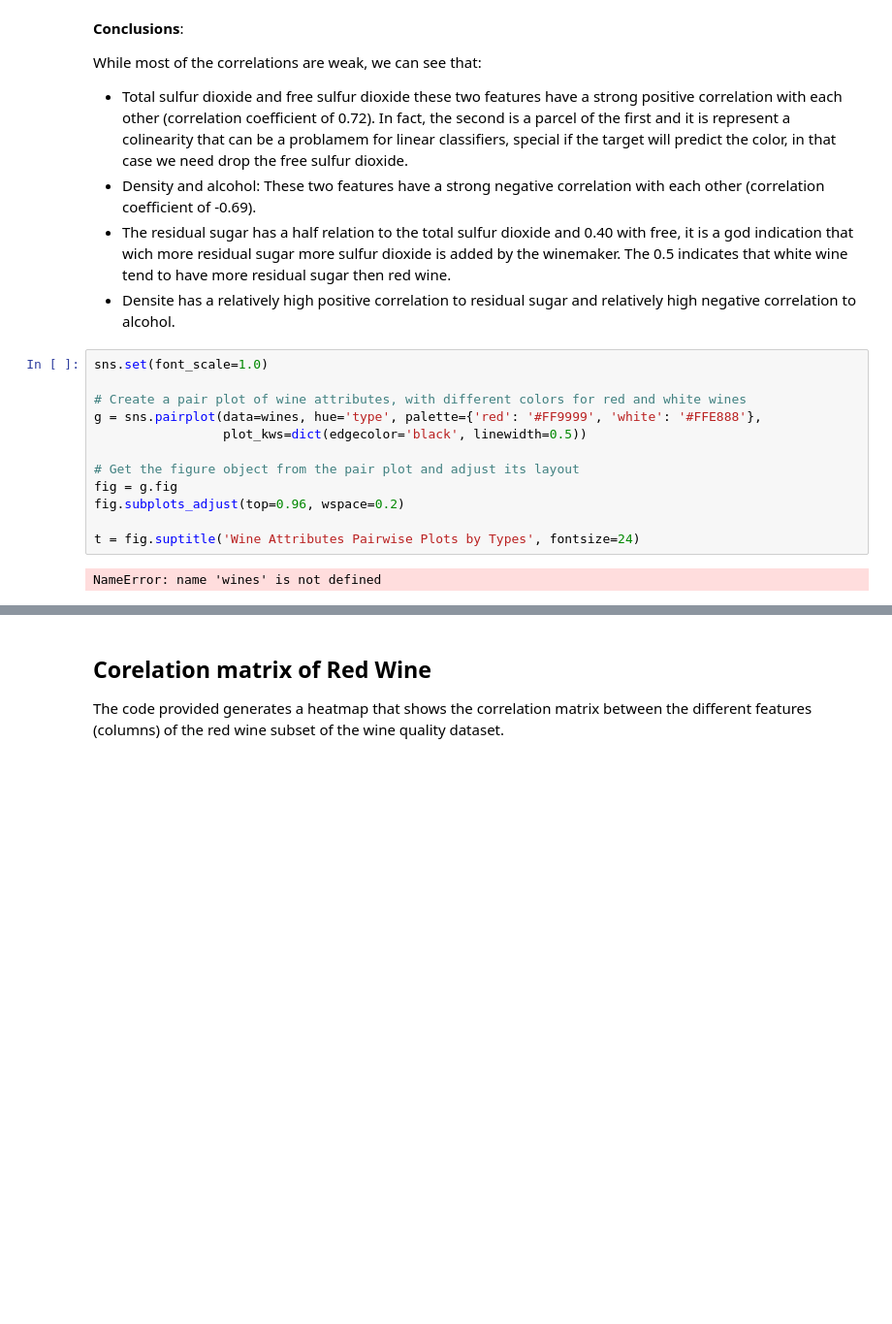
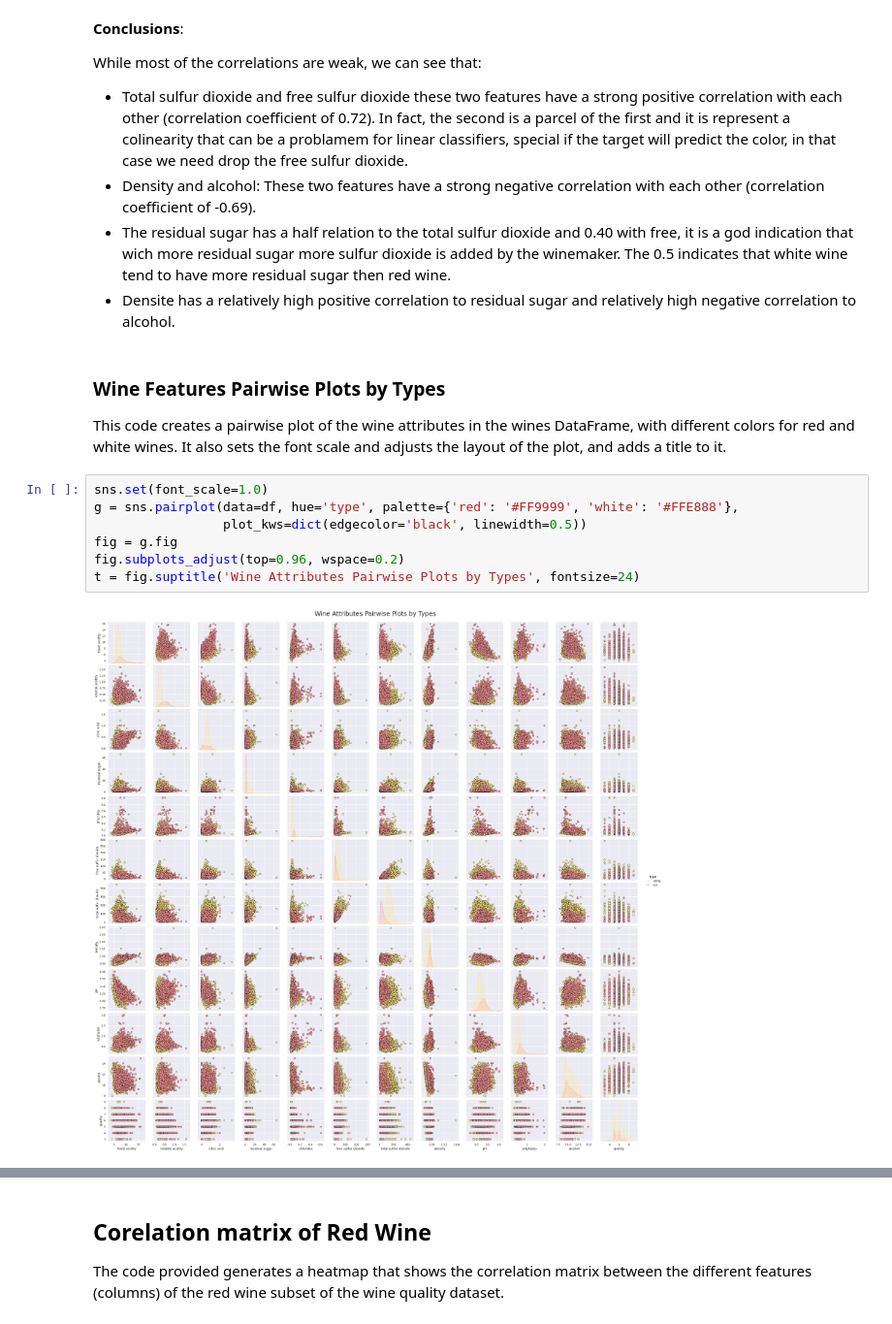
Before and after one commit to natijas/MLP-Neural-Network-From-Scratch, a Jupyter notebook: snb_natalka.ipynb, the cells around one changed output, grey strips where cells are left out. Shown at 97% size. Drawn from its saved outputs; the diff is of its cells as text; blank space fills up the shorter version.

```diff
--- a/snb_natalka.ipynb
+++ b/snb_natalka.ipynb
@@ -377,17 +386,15 @@ While most of the correlations are weak, we can see that:
 - Density and alcohol: These two features have a strong negative correlation with each other (correlation coefficient of -0.69).
 - The residual sugar has a half relation to the total sulfur dioxide and 0.40 with free, it is a god indication that wich more residual sugar more sulfur dioxide is added by the winemaker. The 0.5 indicates that white wine tend to have more residual sugar then red wine.
 - Densite has a relatively high positive correlation to residual sugar and relatively high negative correlation to alcohol.
+# %% [markdown]
+ ### Wine Features Pairwise Plots by Types
+ This code creates a pairwise plot of the wine attributes in the wines DataFrame, with different colors for red and white wines. It also sets the font scale and adjusts the layout of the plot, and adds a title to it.
 # %%
 sns.set(font_scale=1.0)
-
-# Create a pair plot of wine attributes, with different colors for red and white wines
-g = sns.pairplot(data=wines, hue='type', palette={'red': '#FF9999', 'white': '#FFE888'},
+g = sns.pairplot(data=df, hue='type', palette={'red': '#FF9999', 'white': '#FFE888'},
                  plot_kws=dict(edgecolor='black', linewidth=0.5))
-
-# Get the figure object from the pair plot and adjust its layout
 fig = g.fig
 fig.subplots_adjust(top=0.96, wspace=0.2)
-
 t = fig.suptitle('Wine Attributes Pairwise Plots by Types', fontsize=24)
 # %% [output]
-NameError: name 'wines' is not defined
+[figure, added]
```
Also changed, not shown: parts of 15 cells of this notebook.
